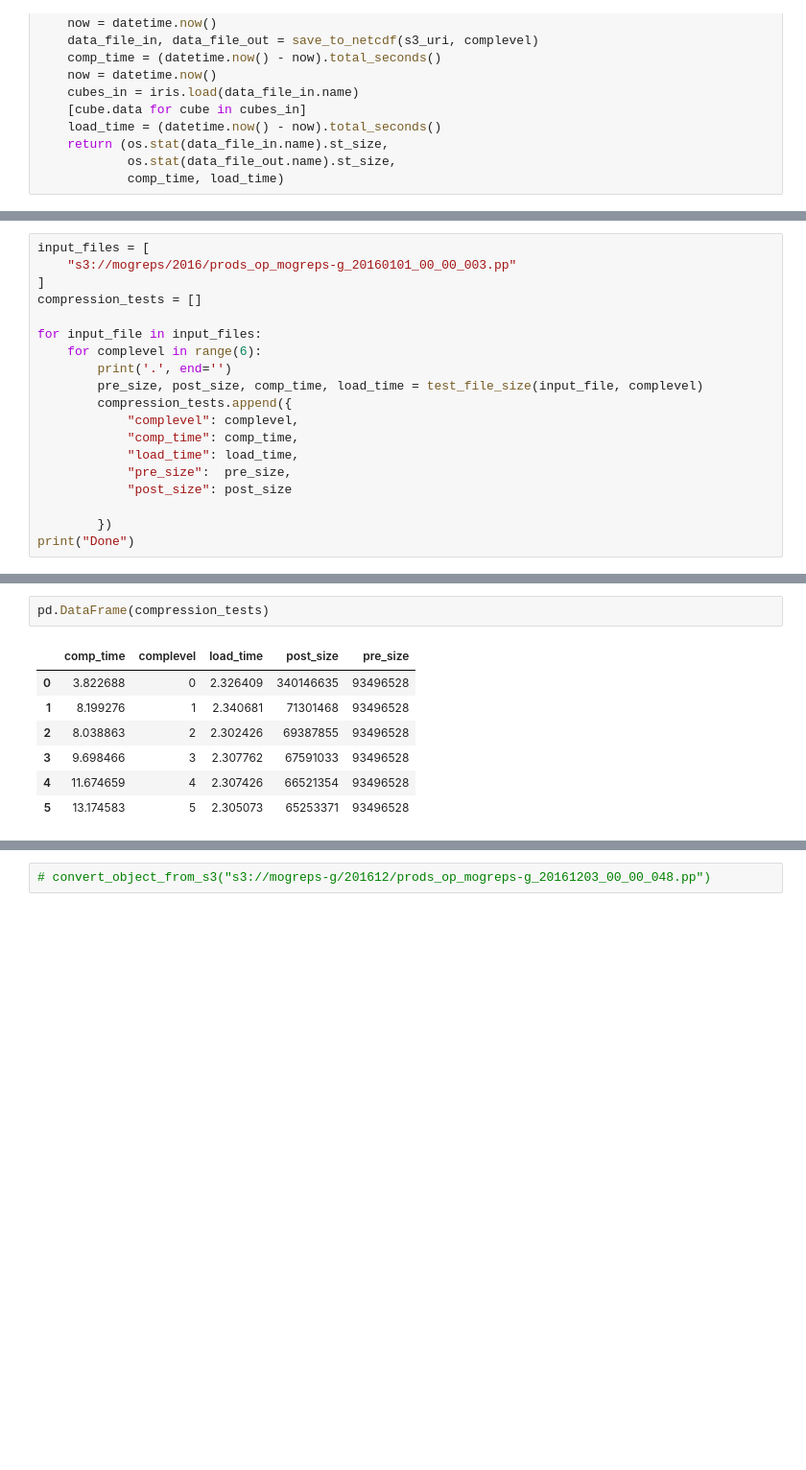
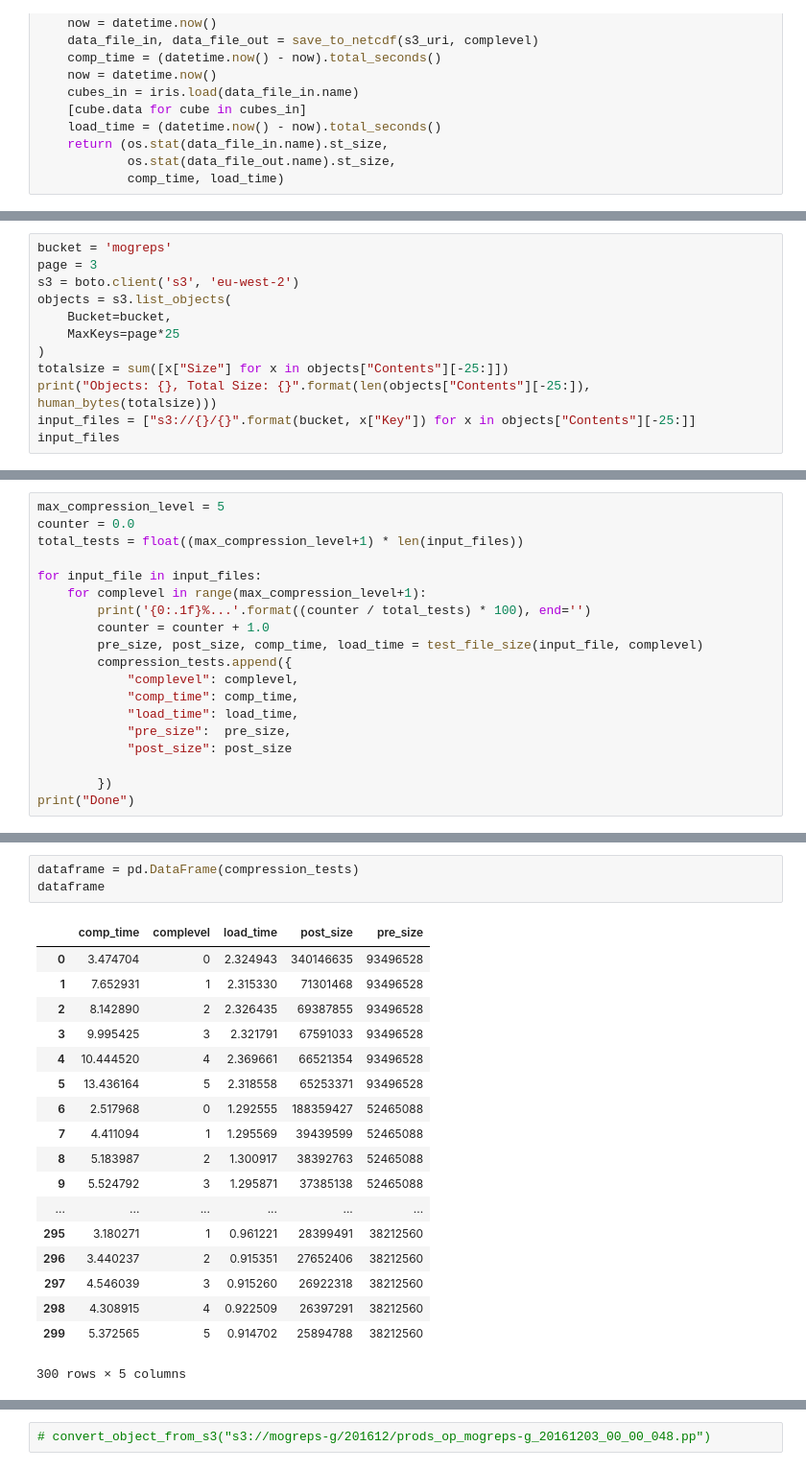
Before and after one commit to informatics-lab/crawler, a Jupyter notebook: Convert file formats.ipynb, the cells around one changed output, grey strips where cells are left out. Shown at 96% size. Cells and saved outputs as stored; diff of their text form; blank space fills up the shorter version.

```diff
--- a/Convert file formats.ipynb
+++ b/Convert file formats.ipynb
@@ -132,0 +125,12 @@ ClientError: An error occurred (AccessDenied) when calling the ListObjects opera
+# %%
+bucket = 'mogreps'
+page = 3
+s3 = boto.client('s3', 'eu-west-2')
+objects = s3.list_objects(
+    Bucket=bucket,
+    MaxKeys=page*25
+)
+totalsize = sum([x["Size"] for x in objects["Contents"][-25:]])
+print("Objects: {}, Total Size: {}".format(len(objects["Contents"][-25:]), human_bytes(totalsize)))
+input_files = ["s3://{}/{}".format(bucket, x["Key"]) for x in objects["Contents"][-25:]]
+input_files
@@ -133,12 +159,12 @@ ClientError: An error occurred (AccessDenied) when calling the ListObjects opera
 # %%
-input_files = [
-    "s3://mogreps/2016/prods_op_mogreps-g_20160101_00_00_003.pp"
-]
-compression_tests = []
+max_compression_level = 5
+counter = 0.0
+total_tests = float((max_compression_level+1) * len(input_files))
 
 for input_file in input_files:
-    for complevel in range(6):
-        print('.', end='')
+    for complevel in range(max_compression_level+1):
+        print('{0:.1f}%...'.format((counter / total_tests) * 100), end='')
+        counter = counter + 1.0
         pre_size, post_size, comp_time, load_time = test_file_size(input_file, complevel)
         compression_tests.append({
             "complevel": complevel,
@@ -155,10 +181,22 @@ print("Done")
 # %%
-pd.DataFrame(compression_tests)
+dataframe = pd.DataFrame(compression_tests)
+dataframe
 # %% [output]
 |  | comp_time | complevel | load_time | post_size | pre_size |
-| 0 | 3.822688 | 0 | 2.326409 | 340146635 | 93496528 |
-| 1 | 8.199276 | 1 | 2.340681 | 71301468 | 93496528 |
-| 2 | 8.038863 | 2 | 2.302426 | 69387855 | 93496528 |
-| 3 | 9.698466 | 3 | 2.307762 | 67591033 | 93496528 |
-| 4 | 11.674659 | 4 | 2.307426 | 66521354 | 93496528 |
-| 5 | 13.174583 | 5 | 2.305073 | 65253371 | 93496528 |
+| 0 | 3.474704 | 0 | 2.324943 | 340146635 | 93496528 |
+| 1 | 7.652931 | 1 | 2.315330 | 71301468 | 93496528 |
+| 2 | 8.142890 | 2 | 2.326435 | 69387855 | 93496528 |
+| 3 | 9.995425 | 3 | 2.321791 | 67591033 | 93496528 |
+| 4 | 10.444520 | 4 | 2.369661 | 66521354 | 93496528 |
+| 5 | 13.436164 | 5 | 2.318558 | 65253371 | 93496528 |
+| 6 | 2.517968 | 0 | 1.292555 | 188359427 | 52465088 |
+| 7 | 4.411094 | 1 | 1.295569 | 39439599 | 52465088 |
+| 8 | 5.183987 | 2 | 1.300917 | 38392763 | 52465088 |
+| 9 | 5.524792 | 3 | 1.295871 | 37385138 | 52465088 |
+| ... | ... | ... | ... | ... | ... |
+| 295 | 3.180271 | 1 | 0.961221 | 28399491 | 38212560 |
+| 296 | 3.440237 | 2 | 0.915351 | 27652406 | 38212560 |
+| 297 | 4.546039 | 3 | 0.915260 | 26922318 | 38212560 |
+| 298 | 4.308915 | 4 | 0.922509 | 26397291 | 38212560 |
+| 299 | 5.372565 | 5 | 0.914702 | 25894788 | 38212560 |
+300 rows × 5 columns
```
Also changed, not shown: parts of 6 cells of this notebook.
